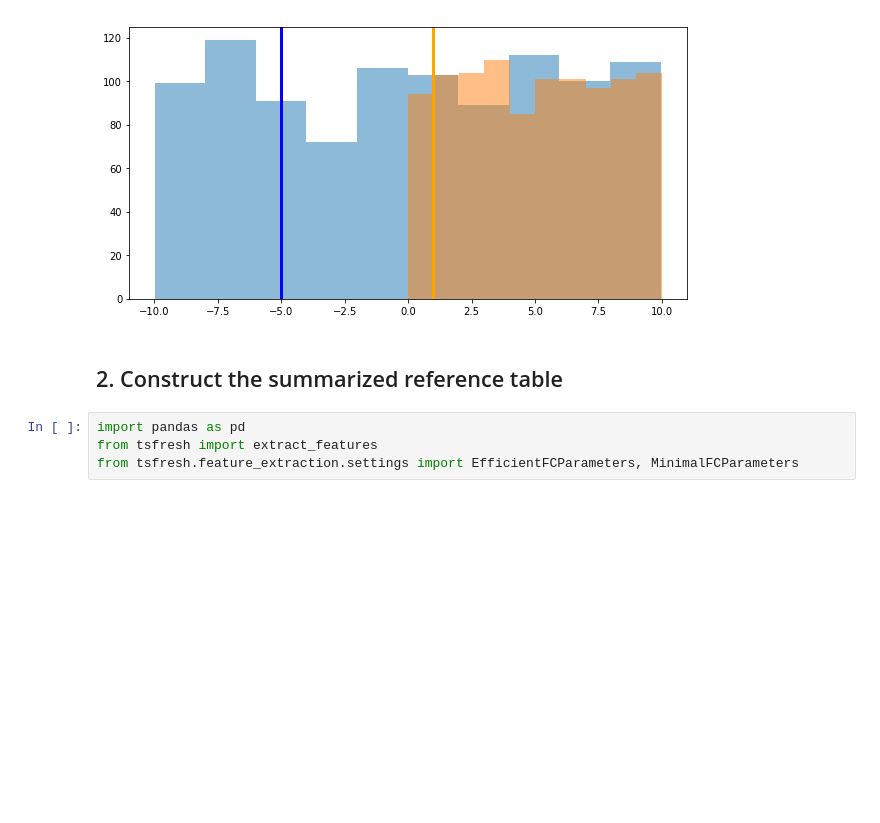
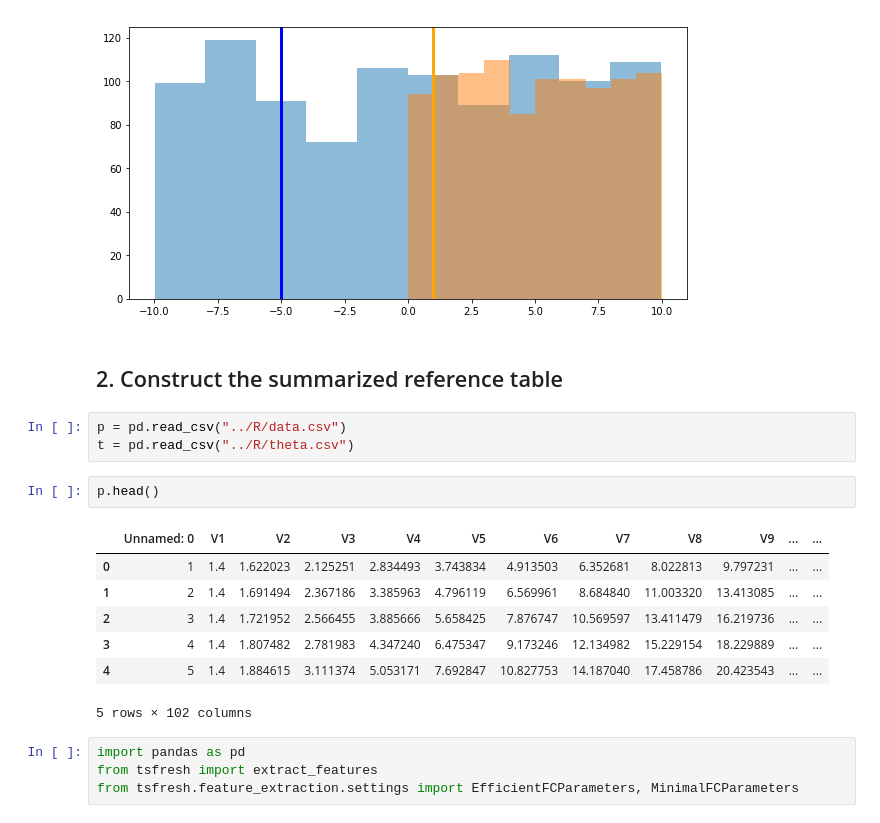
Before and after one commit to robineriksson/abcGBM, a Jupyter notebook: notebooks/Normal toy example.ipynb, the cells around one changed output. Cells and saved outputs as stored; diff of their text form; blank space fills up the shorter version.

Commit message:
added (single node) SISE model data

```diff
--- a/notebooks/Normal toy example.ipynb
+++ b/notebooks/Normal toy example.ipynb
@@ -146,6 +146,19 @@ pass
 [figure]
 # %% [markdown]
 ## 2. Construct the summarized reference table
+# %%
+p = pd.read_csv("../R/data.csv")
+t = pd.read_csv("../R/theta.csv")
+# %%
+p.head()
+# %% [output]
+|  | Unnamed: 0 | V1 | V2 | V3 | V4 | V5 | V6 | V7 | V8 | V9 | ... | ... |
+| 0 | 1 | 1.4 | 1.622023 | 2.125251 | 2.834493 | 3.743834 | 4.913503 | 6.352681 | 8.022813 | 9.797231 | ... | ... |
+| 1 | 2 | 1.4 | 1.691494 | 2.367186 | 3.385963 | 4.796119 | 6.569961 | 8.684840 | 11.003320 | 13.413085 | ... | ... |
+| 2 | 3 | 1.4 | 1.721952 | 2.566455 | 3.885666 | 5.658425 | 7.876747 | 10.569597 | 13.411479 | 16.219736 | ... | ... |
+| 3 | 4 | 1.4 | 1.807482 | 2.781983 | 4.347240 | 6.475347 | 9.173246 | 12.134982 | 15.229154 | 18.229889 | ... | ... |
+| 4 | 5 | 1.4 | 1.884615 | 3.111374 | 5.053171 | 7.692847 | 10.827753 | 14.187040 | 17.458786 | 20.423543 | ... | ... |
+5 rows × 102 columns
 # %%
 import pandas as pd
 from tsfresh import extract_features
```
Also changed, not shown: parts of 4 cells of this notebook, 7 other files.
